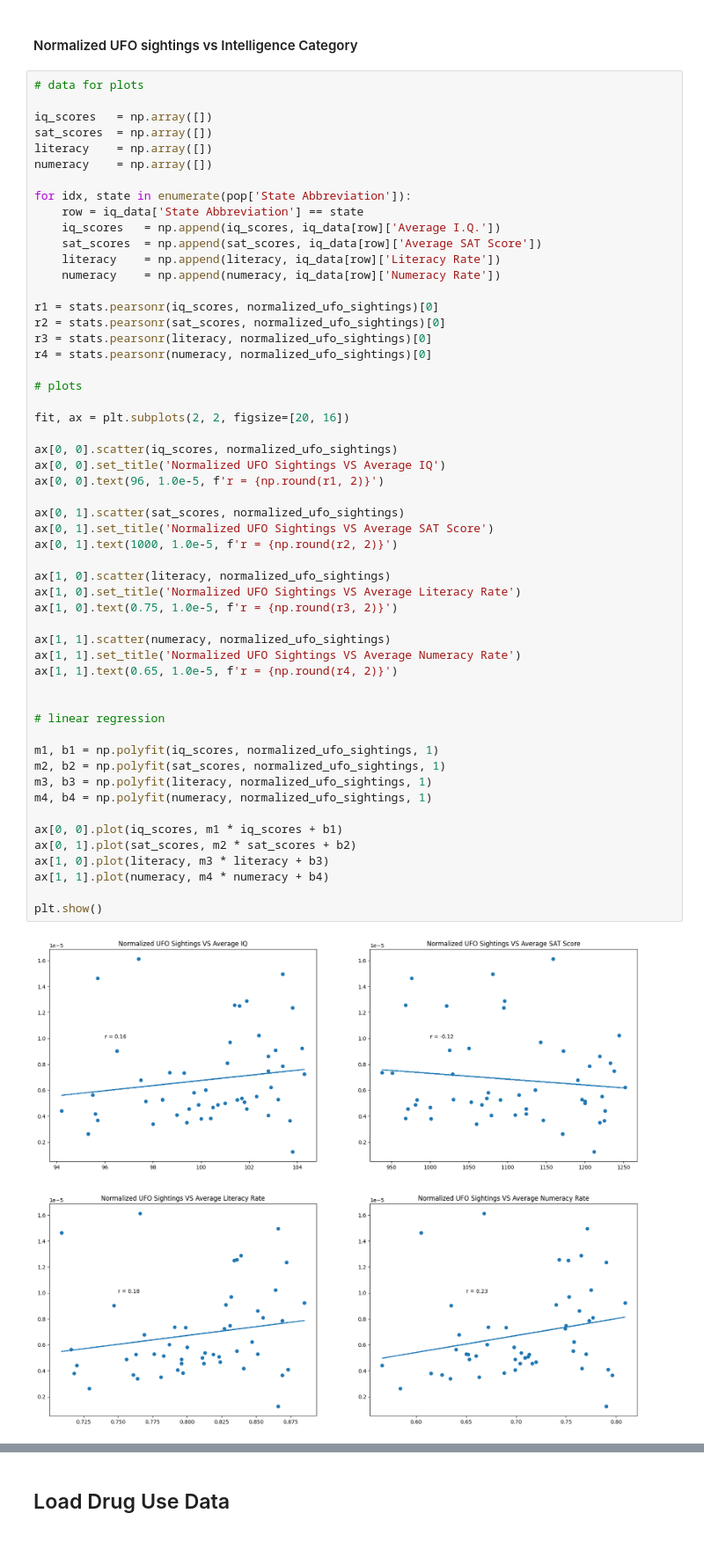
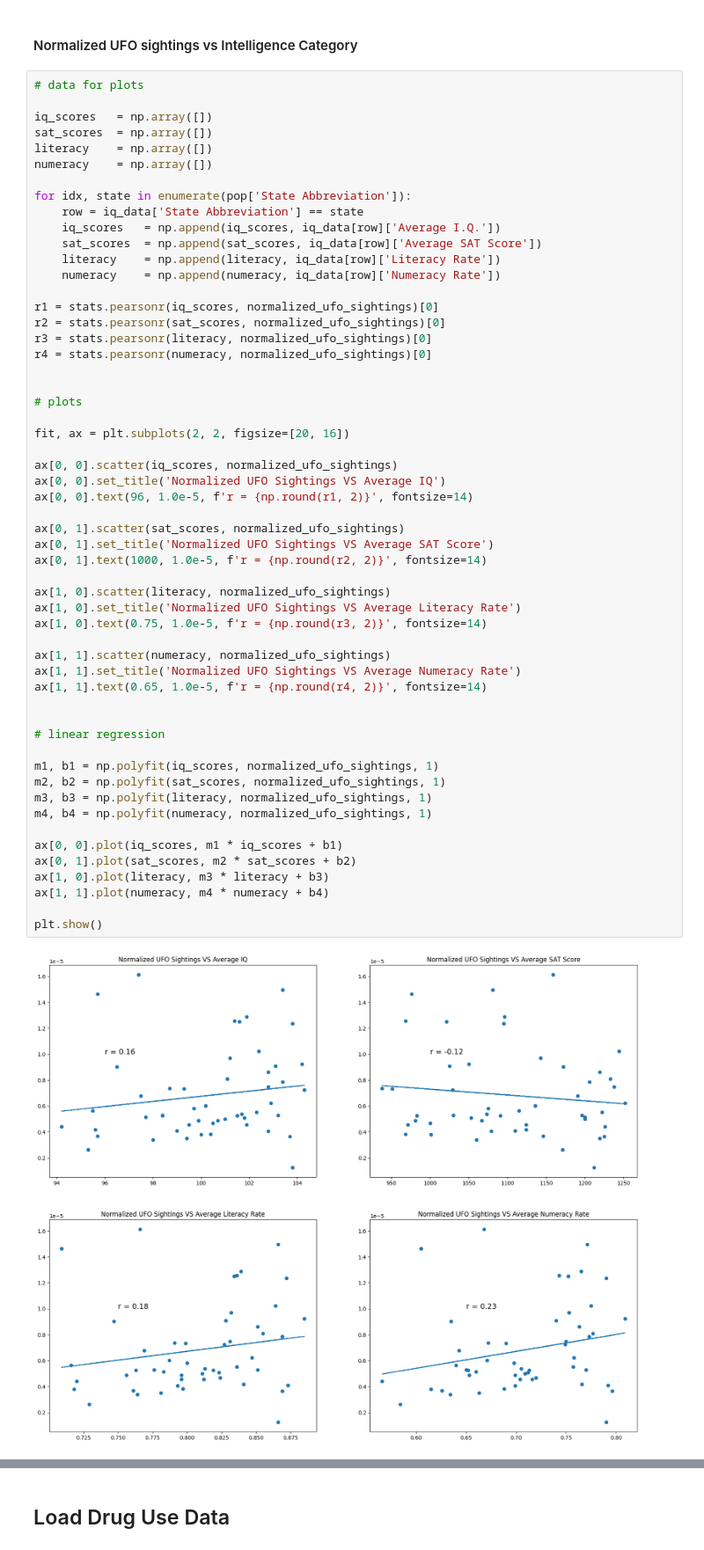
Before and after one commit to codycosta/ENGR201, a Jupyter notebook: weeks-9-10-final-project/project.ipynb, the cells around one changed output, grey strips where cells are left out. Shown at 88% size. Drawn from its saved outputs; the diff is of its cells as text.

```diff
--- a/weeks-9-10-final-project/project.ipynb
+++ b/weeks-9-10-final-project/project.ipynb
@@ -210,40 +205,41 @@ r2 = stats.pearsonr(sat_scores, normalized_ufo_sightings)[0]
 r3 = stats.pearsonr(literacy, normalized_ufo_sightings)[0]
 r4 = stats.pearsonr(numeracy, normalized_ufo_sightings)[0]
 
+
 # plots
 
 fit, ax = plt.subplots(2, 2, figsize=[20, 16])
 
 ax[0, 0].scatter(iq_scores, normalized_ufo_sightings)
 ax[0, 0].set_title('Normalized UFO Sightings VS Average IQ')
-ax[0, 0].text(96, 1.0e-5, f'r = {np.round(r1, 2)}')
+ax[0, 0].text(96, 1.0e-5, f'r = {np.round(r1, 2)}', fontsize=14)
 
 ax[0, 1].scatter(sat_scores, normalized_ufo_sightings)
 ax[0, 1].set_title('Normalized UFO Sightings VS Average SAT Score')
-ax[0, 1].text(1000, 1.0e-5, f'r = {np.round(r2, 2)}')
+ax[0, 1].text(1000, 1.0e-5, f'r = {np.round(r2, 2)}', fontsize=14)
 
 ax[1, 0].scatter(literacy, normalized_ufo_sightings)
 ax[1, 0].set_title('Normalized UFO Sightings VS Average Literacy Rate')
-ax[1, 0].text(0.75, 1.0e-5, f'r = {np.round(r3, 2)}')
+ax[1, 0].text(0.75, 1.0e-5, f'r = {np.round(r3, 2)}', fontsize=14)
 
 ax[1, 1].scatter(numeracy, normalized_ufo_sightings)
 ax[1, 1].set_title('Normalized UFO Sightings VS Average Numeracy Rate')
-ax[1, 1].text(0.65, 1.0e-5, f'r = {np.round(r4, 2)}')
+ax[1, 1].text(0.65, 1.0e-5, f'r = {np.round(r4, 2)}', fontsize=14)
 
 
 # linear regression
 
 m1, b1 = np.polyfit(iq_scores, normalized_ufo_sightings, 1)
 m2, b2 = np.polyfit(sat_scores, normalized_ufo_sightings, 1)
 m3, b3 = np.polyfit(literacy, normalized_ufo_sightings, 1)
 m4, b4 = np.polyfit(numeracy, normalized_ufo_sightings, 1)
 
 ax[0, 0].plot(iq_scores, m1 * iq_scores + b1)
 ax[0, 1].plot(sat_scores, m2 * sat_scores + b2)
 ax[1, 0].plot(literacy, m3 * literacy + b3)
 ax[1, 1].plot(numeracy, m4 * numeracy + b4)
 
 plt.show()
 # %% [output]
-[figure, old version]
+[figure, new version]
 # %% [markdown]
```
Also changed, not shown: parts of 24 cells of this notebook.
